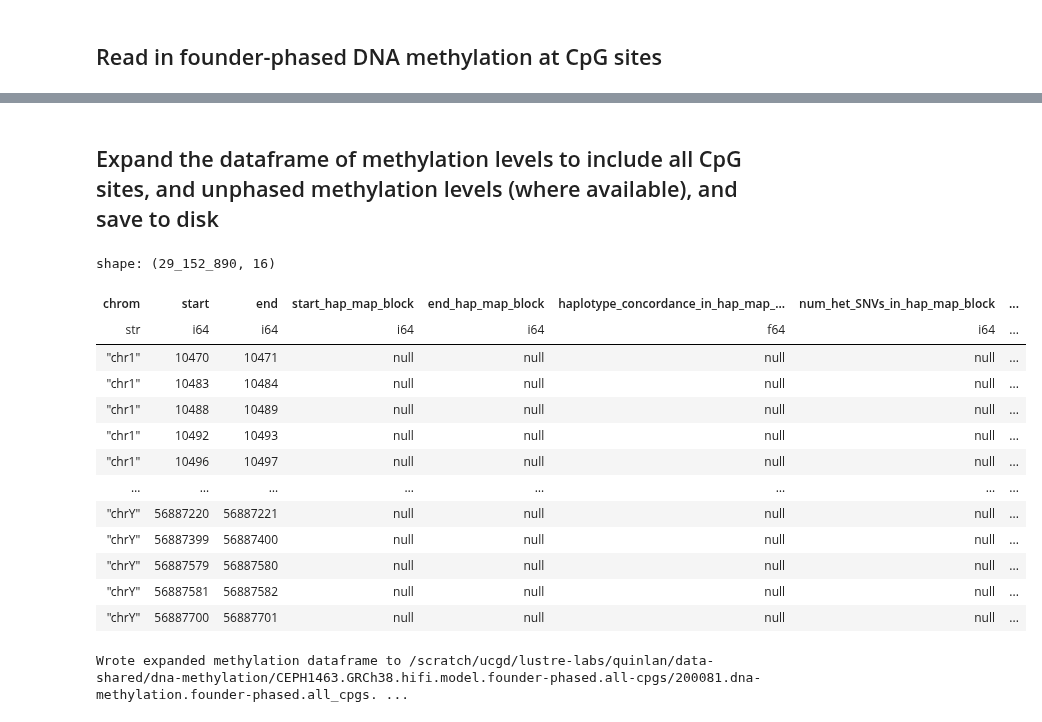
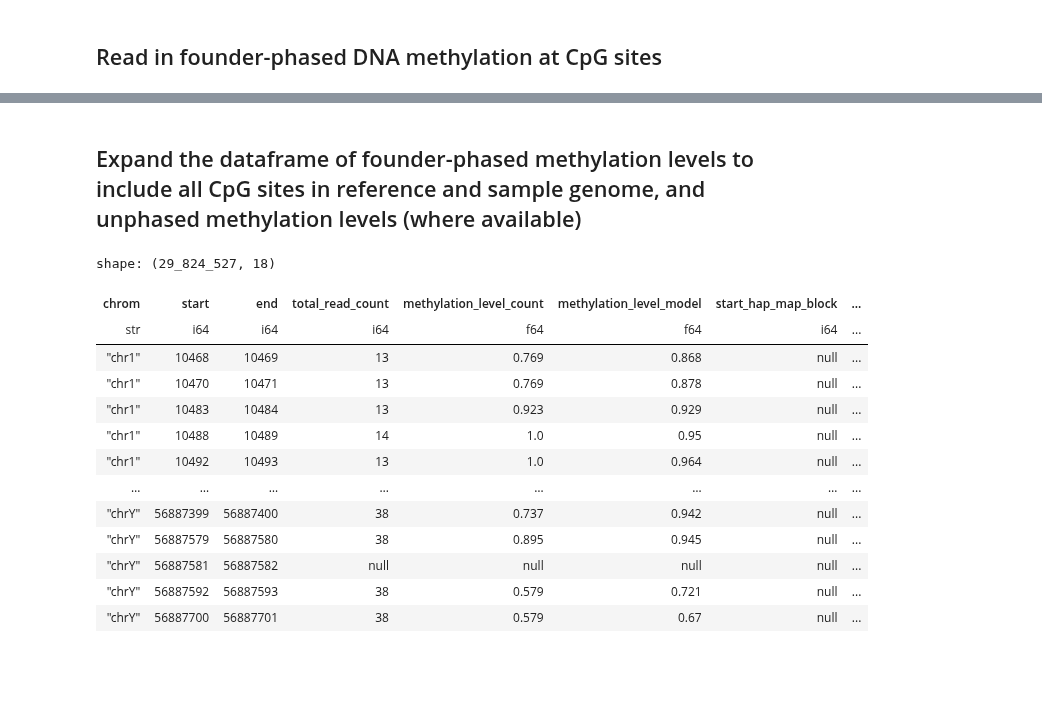
Before and after one commit to quinlan-lab/tapestry, a Jupyter notebook: src/expand_to_all_cpgs.ipynb, the cells around one changed output, grey strips where cells are left out. Drawn from its saved outputs; the diff is of its cells as text; code cells hidden in the pictures; blank space fills up the shorter version.

Commit message:
expand meth to CpG sites in reference and sample genome, and to include unphased meth (both count- and model-based)

```diff
--- a/src/expand_to_all_cpgs.ipynb
+++ b/src/expand_to_all_cpgs.ipynb
@@ -6,15 +6,17 @@ from pathlib import Path
 import sys
 import polars as pl
 
-PB_CPG_TOOL_MODE = 'model' # mode of aligned_bam_to_cpg_scores
-OUTPUT_DIR = f"/scratch/ucgd/lustre-labs/quinlan/data-shared/dna-methylation/CEPH1463.GRCh38.hifi.{PB_CPG_TOOL_MODE}.founder-phased.all-cpgs"
-BED_ALL_CPGS = f"{OUTPUT_DIR}/all_cpg_sites.bed" # output of src/write_all_cpgs.py
-METH_FOUNDER_PHASED_DIR = f"/scratch/ucgd/lustre-labs/quinlan/data-shared/dna-methylation/CEPH1463.GRCh38.hifi.{PB_CPG_TOOL_MODE}.founder-phased" # output dir of phase_meth_to_founder_haps.py
-METH_READ_PHASED_DIR = Path(f"/scratch/ucgd/lustre-labs/quinlan/data-shared/dna-methylation/CEPH1463.GRCh38.hifi.{PB_CPG_TOOL_MODE}.read-backed-phased") # output dir of aligned_bam_to_cpg_scores
-UID = 200081
+OUTPUT_DIR = f"/scratch/ucgd/lustre-labs/quinlan/data-shared/dna-methylation/CEPH1463.GRCh38.hifi.founder-phased.all-cpgs"
+BED_ALL_CPGS_IN_REFERENCE = f"{OUTPUT_DIR}/all_cpg_sites_in_reference.bed" # output of src/write_all_cpgs.py
+METH_FOUNDER_PHASED_DIR = f"/scratch/ucgd/lustre-labs/quinlan/data-shared/dna-methylation/CEPH1463.GRCh38.hifi.founder-phased" # output dir of phase_meth_to_founder_haps.py
+METH_COUNT_READ_PHASED_DIR = Path(f"/scratch/ucgd/lustre-labs/quinlan/data-shared/dna-methylation/CEPH1463.GRCh38.hifi.count.read-backed-phased") # output dir of aligned_bam_to_cpg_scores (containing count-based unphased meth)
+METH_MODEL_READ_PHASED_DIR = Path(f"/scratch/ucgd/lustre-labs/quinlan/data-shared/dna-methylation/CEPH1463.GRCh38.hifi.model.read-backed-phased") # output dir of aligned_bam_to_cpg_scores (containing model-based unphased meth)
+UID = 200081 # sample
 BED_METH_FOUNDER_PHASED = f"{METH_FOUNDER_PHASED_DIR}/{UID}.dna-methylation.founder-phased.bed" # bed file of founder-phased methylation levels from src/phase_meth_to_founder_haps.py
-BED_METH_UNPHASED = Path(f"{METH_READ_PHASED_DIR}/{UID}.GRCh38.haplotagged.combined.bed.gz") # bed file from aligned_bam_to_cpg_scores (pooling all reads, irrespective of haplotype)
+BED_METH_COUNT_UNPHASED = Path(f"{METH_COUNT_READ_PHASED_DIR}/{UID}.GRCh38.haplotagged.combined.bed.gz") # bed file from aligned_bam_to_cpg_scores (unphased count-based meth)
+BED_METH_MODEL_UNPHASED = Path(f"{METH_MODEL_READ_PHASED_DIR}/{UID}.GRCh38.haplotagged.combined.bed.gz") # bed file from aligned_bam_to_cpg_scores (unphased model-based meth)
 BED_METH_FOUNDER_PHASED_ALL_CPGS = f"{OUTPUT_DIR}/{UID}.dna-methylation.founder-phased.all_cpgs.bed"
+BED_HET_SITE_MISMATCHES = f"{METH_FOUNDER_PHASED_DIR}/{UID}.bit-vector-sites-mismatches.bed" # bed file of heterozygous sites at which bit-vectors are mismatched, from src/phase_meth_to_founder_haps.py
 
 REPO_DIR = Path('/scratch/ucgd/lustre-labs/quinlan/u6018199/tapestry')
 sys.path.append(f"{REPO_DIR}/src/util")
@@ -23,8 +25,8 @@ sys.path.append(f"{REPO_DIR}/src/util")
 # %%
 import expand_to_all_cpgs
 importlib.reload(expand_to_all_cpgs)
-from expand_to_all_cpgs import read_all_cpgs
+from expand_to_all_cpgs import read_all_cpgs_in_reference
 
-DF_ALL_CPGS = read_all_cpgs(BED_ALL_CPGS)
-DF_ALL_CPGS
+DF_ALL_CPGS_IN_REFERENCE = read_all_cpgs_in_reference(BED_ALL_CPGS_IN_REFERENCE)
+DF_ALL_CPGS_IN_REFERENCE
 # %% [output]
@@ -44,0 +49,6 @@ shape: (29_152_890, 3)
+# %%
+importlib.reload(expand_to_all_cpgs)
+from expand_to_all_cpgs import read_meth_unphased
+
+DF_METH_UNPHASED = read_meth_unphased(BED_METH_COUNT_UNPHASED, BED_METH_MODEL_UNPHASED)
+DF_METH_UNPHASED
@@ -70,6 +156,0 @@ shape: (23_818_311, 14)
-# %%
-importlib.reload(expand_to_all_cpgs)
-from expand_to_all_cpgs import read_meth_unphased
-
-DF_METH_UNPHASED = read_meth_unphased(BED_METH_UNPHASED, PB_CPG_TOOL_MODE)
-DF_METH_UNPHASED
@@ -91,32 +157,23 @@ shape: (28_889_169, 5)
 # %% [markdown]
-## Expand the dataframe of methylation levels to include all CpG sites, and unphased methylation levels (where available), and save to disk
+## Expand the dataframe of founder-phased methylation levels to include all CpG sites in reference and sample genome, and unphased methylation levels (where available)
 # %%
 importlib.reload(expand_to_all_cpgs)
 from expand_to_all_cpgs import expand_meth_to_all_cpgs
 
-DF_METH_FOUNDER_PHASED_ALL_CPGS = expand_meth_to_all_cpgs(DF_ALL_CPGS, DF_METH_FOUNDER_PHASED, DF_METH_UNPHASED)
+DF_METH_FOUNDER_PHASED_ALL_CPGS = expand_meth_to_all_cpgs(DF_ALL_CPGS_IN_REFERENCE, DF_METH_UNPHASED, DF_METH_FOUNDER_PHASED)
 DF_METH_FOUNDER_PHASED_ALL_CPGS
 # %% [output]
-shape: (29_152_890, 16)
+shape: (29_824_527, 18)
-| chrom | start | end | start_hap_map_block | end_hap_map_block | haplotype_concordance_in_hap_map_... | num_het_SNVs_in_hap_map_block | ... |
-| str | i64 | i64 | i64 | i64 | f64 | i64 | ... |
-| "chr1" | 10470 | 10471 | null | null | null | null | ... |
-| "chr1" | 10483 | 10484 | null | null | null | null | ... |
-| "chr1" | 10488 | 10489 | null | null | null | null | ... |
-| "chr1" | 10492 | 10493 | null | null | null | null | ... |
-| "chr1" | 10496 | 10497 | null | null | null | null | ... |
+| chrom | start | end | total_read_count | methylation_level_count | methylation_level_model | start_hap_map_block | ... |
+| str | i64 | i64 | i64 | f64 | f64 | i64 | ... |
+| "chr1" | 10468 | 10469 | 13 | 0.769 | 0.868 | null | ... |
+| "chr1" | 10470 | 10471 | 13 | 0.769 | 0.878 | null | ... |
+| "chr1" | 10483 | 10484 | 13 | 0.923 | 0.929 | null | ... |
+| "chr1" | 10488 | 10489 | 14 | 1.0 | 0.95 | null | ... |
+| "chr1" | 10492 | 10493 | 13 | 1.0 | 0.964 | null | ... |
 | … | … | … | … | … | … | … | ... |
-| "chrY" | 56887220 | 56887221 | null | null | null | null | ... |
-| "chrY" | 56887399 | 56887400 | null | null | null | null | ... |
-| "chrY" | 56887579 | 56887580 | null | null | null | null | ... |
+| "chrY" | 56887399 | 56887400 | 38 | 0.737 | 0.942 | null | ... |
+| "chrY" | 56887579 | 56887580 | 38 | 0.895 | 0.945 | null | ... |
 | "chrY" | 56887581 | 56887582 | null | null | null | null | ... |
-| "chrY" | 56887700 | 56887701 | null | null | null | null | ... |
+| "chrY" | 56887592 | 56887593 | 38 | 0.579 | 0.721 | null | ... |
+| "chrY" | 56887700 | 56887701 | 38 | 0.579 | 0.67 | null | ... |
-# %%
-import write_data
-importlib.reload(write_data)
-from write_data import write_dataframe_to_bed
-
-write_dataframe_to_bed(DF_METH_FOUNDER_PHASED_ALL_CPGS, BED_METH_FOUNDER_PHASED_ALL_CPGS)
-print(f"Wrote expanded methylation dataframe to {BED_METH_FOUNDER_PHASED_ALL_CPGS}")
-# %% [output]
-Wrote expanded methylation dataframe to /scratch/ucgd/lustre-labs/quinlan/data-shared/dna-methylation/CEPH1463.GRCh38.hifi.model.founder-phased.all-cpgs/200081.dna-methylation.founder-phased.all_cpgs. ...
```
Also changed, not shown: parts of 28 cells of this notebook, 3 other files.
